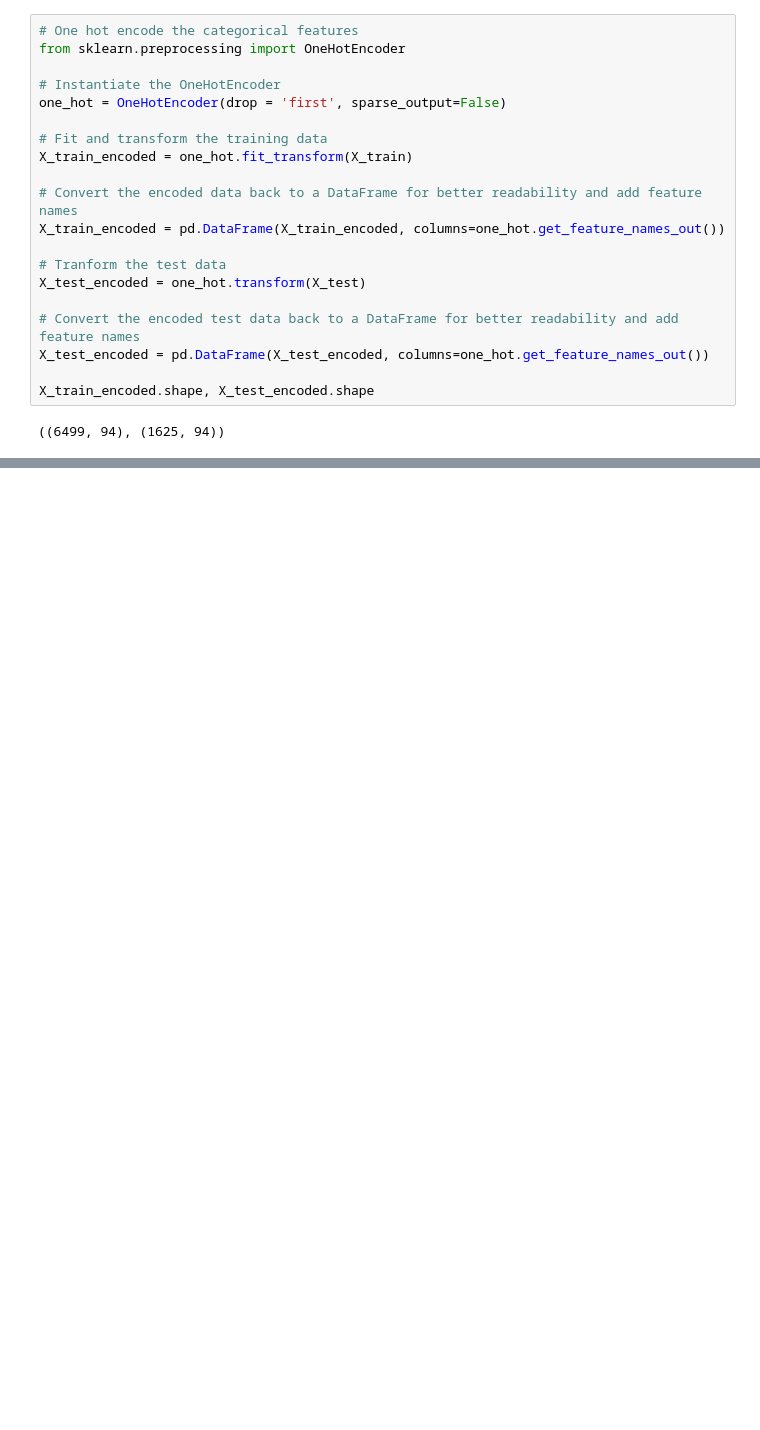
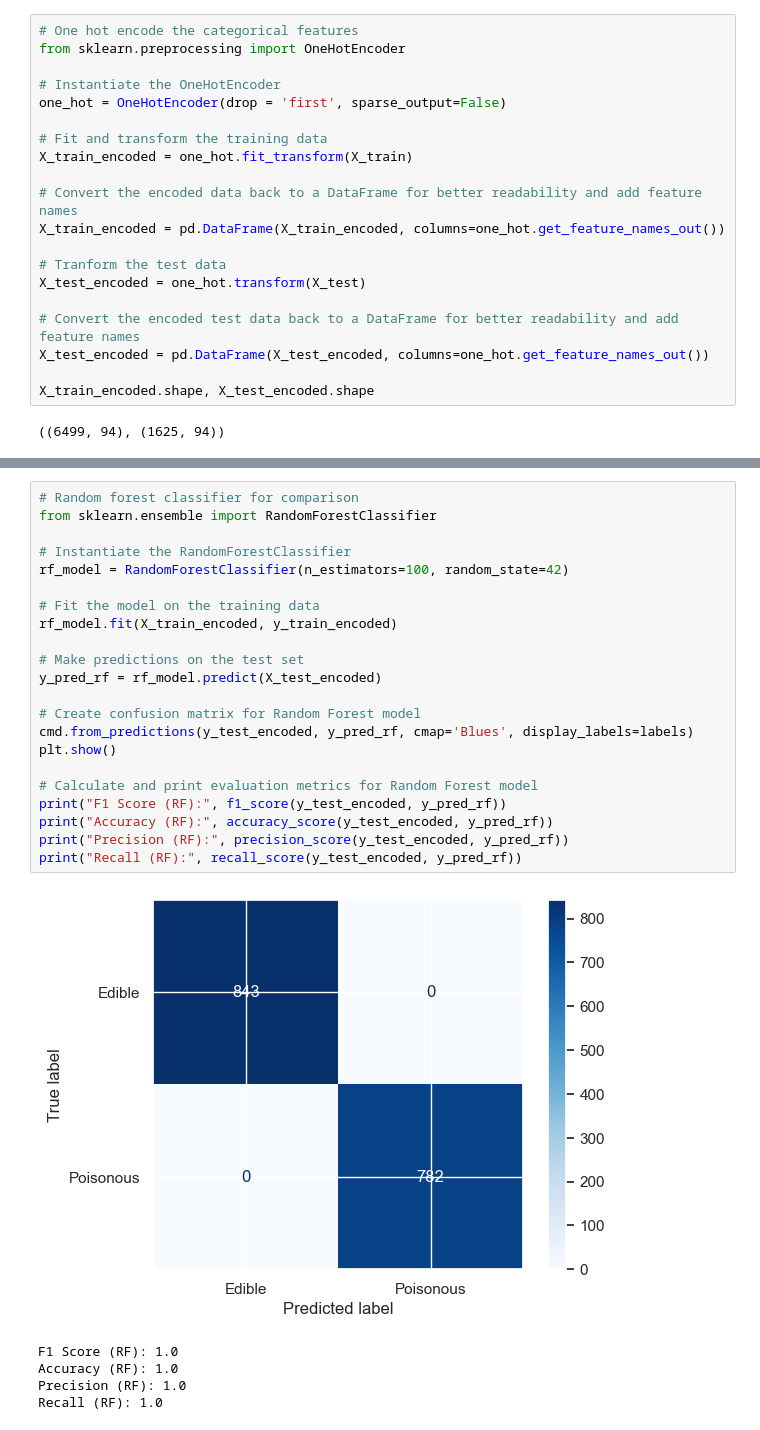
Before and after one commit to ashcds/mushroom-classification, a Jupyter notebook: ML_model.ipynb, the cells around one changed output, grey strips where cells are left out. Drawn from its saved outputs; the diff is of its cells as text; blank space fills up the shorter version.

```diff
--- a/ML_model.ipynb
+++ b/ML_model.ipynb
@@ -105,0 +219,28 @@ y_test_encoded = lab_encoder.transform(y_test)
+# %%
+# Random forest classifier for comparison
+from sklearn.ensemble import RandomForestClassifier
+
+# Instantiate the RandomForestClassifier
+rf_model = RandomForestClassifier(n_estimators=100, random_state=42)
+
+# Fit the model on the training data
+rf_model.fit(X_train_encoded, y_train_encoded)
+
+# Make predictions on the test set
+y_pred_rf = rf_model.predict(X_test_encoded)
+
+# Create confusion matrix for Random Forest model
+cmd.from_predictions(y_test_encoded, y_pred_rf, cmap='Blues', display_labels=labels)
+plt.show()
+
+# Calculate and print evaluation metrics for Random Forest model
+print("F1 Score (RF):", f1_score(y_test_encoded, y_pred_rf))
+print("Accuracy (RF):", accuracy_score(y_test_encoded, y_pred_rf))
+print("Precision (RF):", precision_score(y_test_encoded, y_pred_rf))
+print("Recall (RF):", recall_score(y_test_encoded, y_pred_rf))
+# %% [output]
+[figure, added]
+F1 Score (RF): 1.0
+Accuracy (RF): 1.0
+Precision (RF): 1.0
+Recall (RF): 1.0
```
Also changed, not shown: parts of 13 cells of this notebook, 1 other file.
